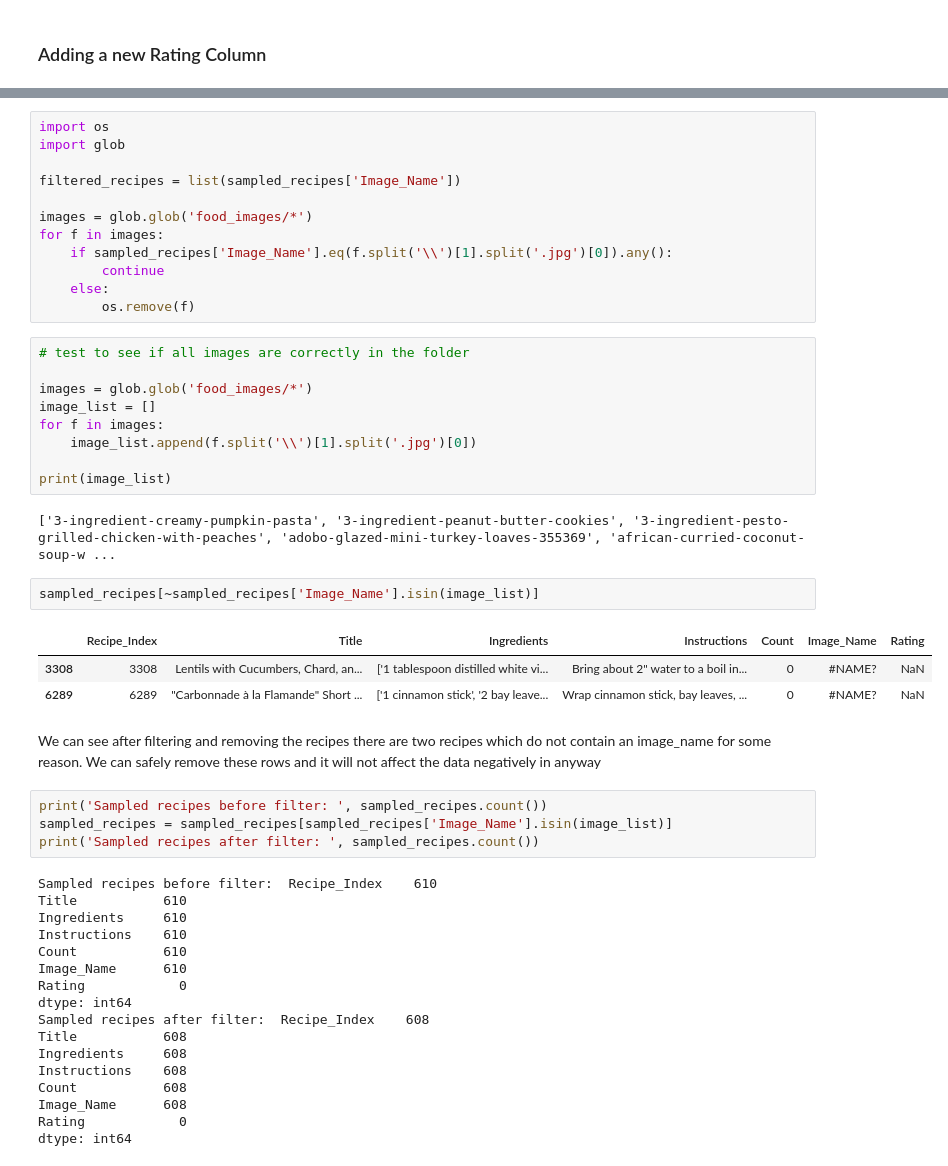
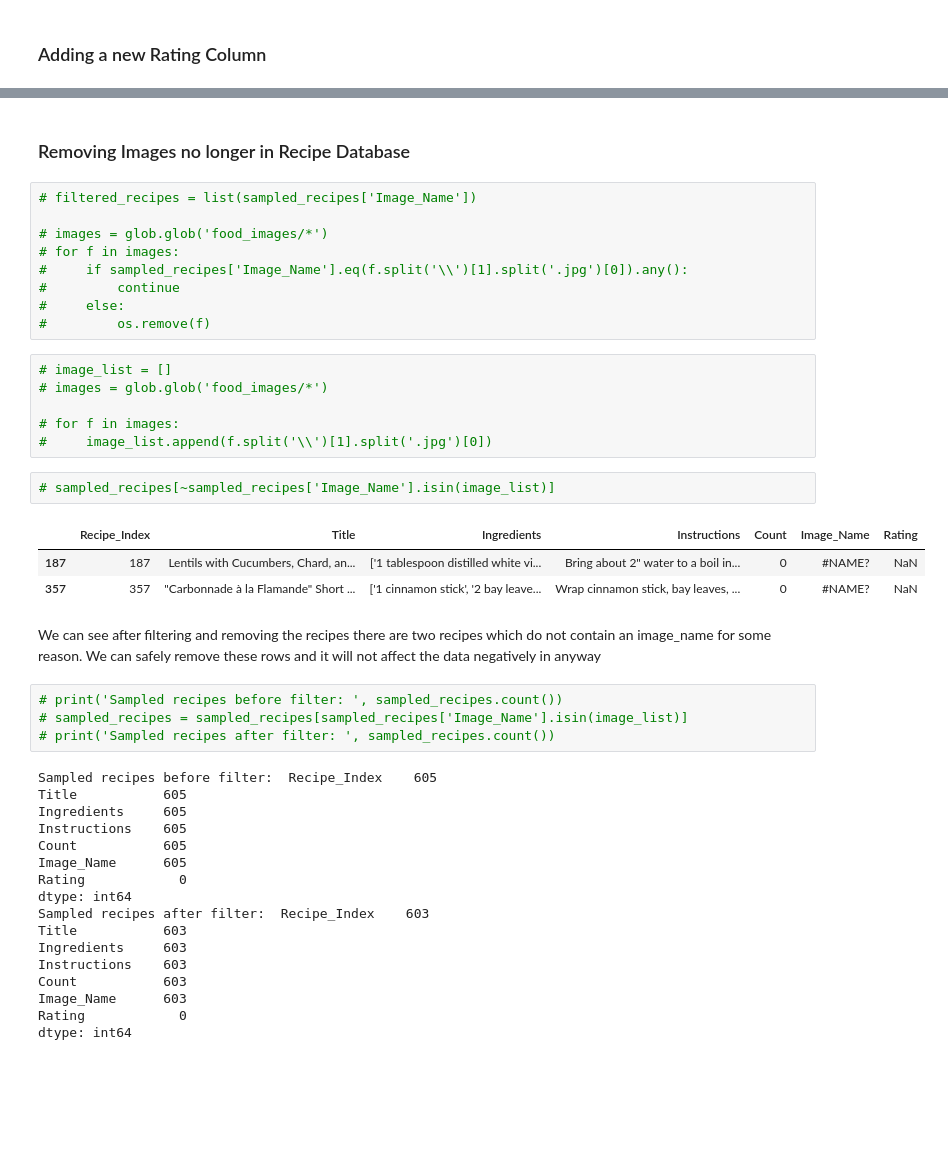
Before and after one commit to twistbuble/FIT5120-TP4, a Jupyter notebook: Recipe_Wrangling_Iteration_3.ipynb, the cells around one changed output, grey strips where cells are left out. Drawn from its saved outputs; the diff is of its cells as text; blank space fills up the shorter version.

```diff
--- a/Recipe_Wrangling_Iteration_3.ipynb
+++ b/Recipe_Wrangling_Iteration_3.ipynb
@@ -111,52 +99,46 @@ sampled_recipes.head(600)
+# %% [markdown]
+### Removing Images no longer in Recipe Database
 # %%
-import os
-import glob
+# filtered_recipes = list(sampled_recipes['Image_Name'])
 
-filtered_recipes = list(sampled_recipes['Image_Name'])
-
-images = glob.glob('food_images/*')
-for f in images:
-    if sampled_recipes['Image_Name'].eq(f.split('\\')[1].split('.jpg')[0]).any():
-        continue
-    else:
-        os.remove(f)
+# images = glob.glob('food_images/*')
+# for f in images:
+#     if sampled_recipes['Image_Name'].eq(f.split('\\')[1].split('.jpg')[0]).any():
+#         continue
+#     else:
+#         os.remove(f)
 # %%
-# test to see if all images are correctly in the folder
+# image_list = []
+# images = glob.glob('food_images/*')
 
-images = glob.glob('food_images/*')
-image_list = []
-for f in images:
-    image_list.append(f.split('\\')[1].split('.jpg')[0])
-
-print(image_list)
+# for f in images:
+#     image_list.append(f.split('\\')[1].split('.jpg')[0])
-# %% [output]
-['3-ingredient-creamy-pumpkin-pasta', '3-ingredient-peanut-butter-cookies', '3-ingredient-pesto-grilled-chicken-with-peaches', 'adobo-glazed-mini-turkey-loaves-355369', 'african-curried-coconut-soup-w ...
 # %%
-sampled_recipes[~sampled_recipes['Image_Name'].isin(image_list)]
+# sampled_recipes[~sampled_recipes['Image_Name'].isin(image_list)]
 # %% [output]
 |  | Recipe_Index | Title | Ingredients | Instructions | Count | Image_Name | Rating |
-| 3308 | 3308 | Lentils with Cucumbers, Chard, an... | ['1 tablespoon distilled white vi... | Bring about 2" water to a boil in... | 0 | #NAME? | NaN |
-| 6289 | 6289 | "Carbonnade à la Flamande" Short ... | ['1 cinnamon stick', '2 bay leave... | Wrap cinnamon stick, bay leaves, ... | 0 | #NAME? | NaN |
+| 187 | 187 | Lentils with Cucumbers, Chard, an... | ['1 tablespoon distilled white vi... | Bring about 2" water to a boil in... | 0 | #NAME? | NaN |
+| 357 | 357 | "Carbonnade à la Flamande" Short ... | ['1 cinnamon stick', '2 bay leave... | Wrap cinnamon stick, bay leaves, ... | 0 | #NAME? | NaN |
 # %% [markdown]
 We can see after filtering and removing the recipes there are two recipes which do not contain an image_name for some reason. We can safely remove these rows and it will not affect the data negatively in anyway
 # %%
-print('Sampled recipes before filter: ', sampled_recipes.count())
-sampled_recipes = sampled_recipes[sampled_recipes['Image_Name'].isin(image_list)]
-print('Sampled recipes after filter: ', sampled_recipes.count())
+# print('Sampled recipes before filter: ', sampled_recipes.count())
+# sampled_recipes = sampled_recipes[sampled_recipes['Image_Name'].isin(image_list)]
+# print('Sampled recipes after filter: ', sampled_recipes.count())
 # %% [output]
-Sampled recipes before filter:  Recipe_Index    610
-Title           610
-Ingredients     610
-Instructions    610
-Count           610
-Image_Name      610
+Sampled recipes before filter:  Recipe_Index    605
+Title           605
+Ingredients     605
+Instructions    605
+Count           605
+Image_Name      605
 Rating            0
 dtype: int64
-Sampled recipes after filter:  Recipe_Index    608
-Title           608
-Ingredients     608
-Instructions    608
-Count           608
-Image_Name      608
+Sampled recipes after filter:  Recipe_Index    603
+Title           603
+Ingredients     603
+Instructions    603
+Count           603
+Image_Name      603
 Rating            0
 dtype: int64
```
Also changed, not shown: parts of 18 cells of this notebook, 1 other file.
